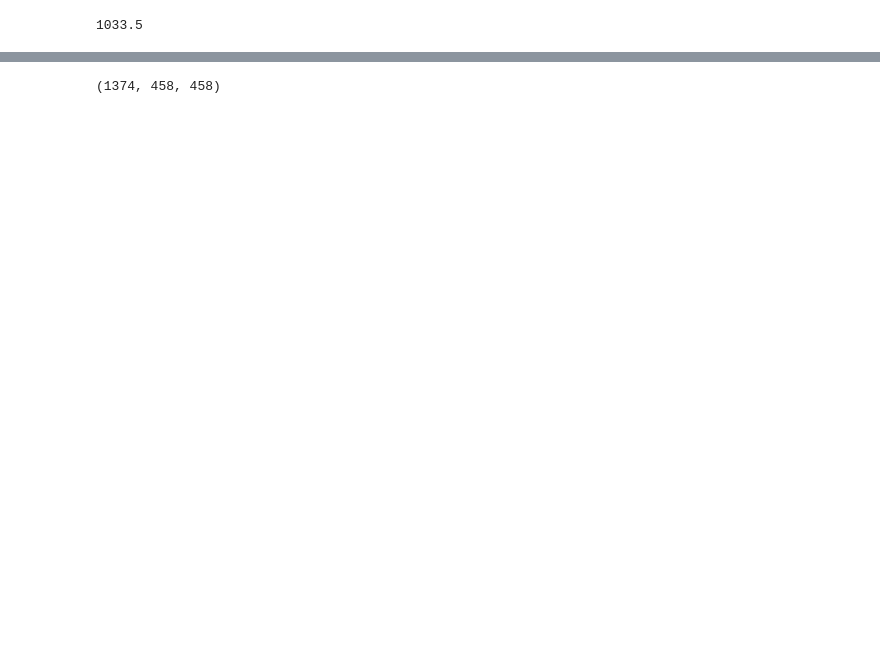
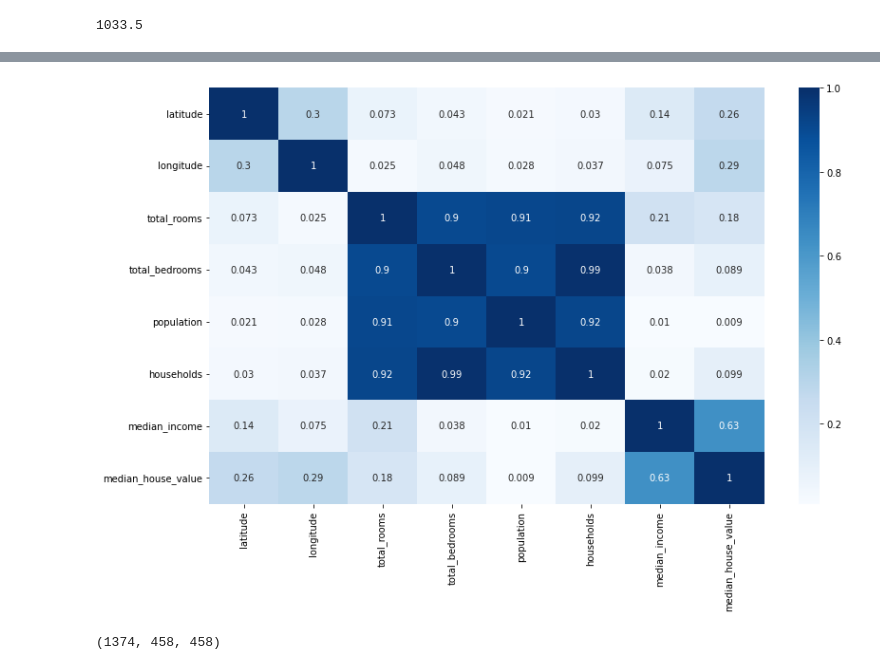
Before and after one commit to Lekanggy/mlzoomcamp2023, a Jupyter notebook: module2/week2_Assignment.ipynb, the cells around one changed output, grey strips where cells are left out. Saved outputs shown, nothing was run; the diff lists cells and outputs as text; code cells hidden in the pictures; blank space fills up the shorter version.

```diff
--- a/module2/week2_Assignment.ipynb
+++ b/module2/week2_Assignment.ipynb
@@ -138,3 +150,11 @@ np.median(df["population"])
+# %%
+correlations = abs(round(df.corr(), 3))
+plt.figure(figsize=(12,8))
+sns.heatmap(correlations, annot=True, cmap="Blues")
+plt.tight_layout()
+plt.show()
+# %% [output]
+[figure, added]
 # %%
 df_train, df_val, df_test = split_data(df, 42)
 
```
Also changed, not shown: parts of 26 cells of this notebook, 3 other files.
